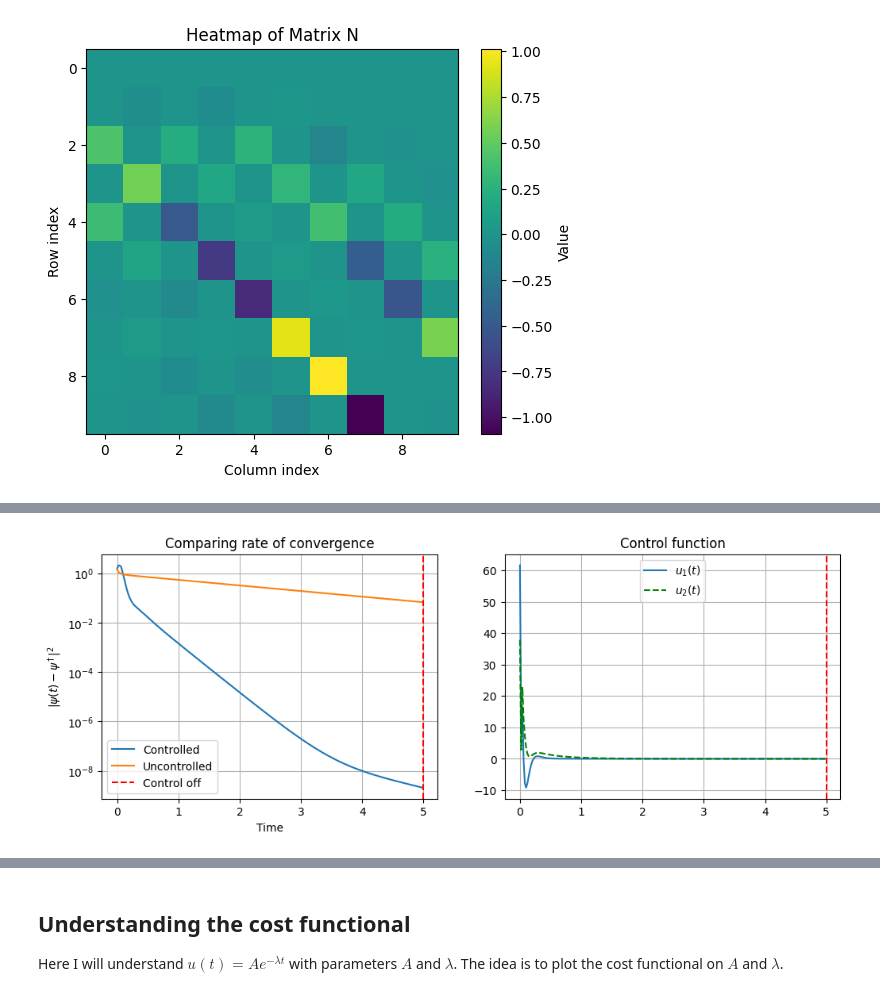
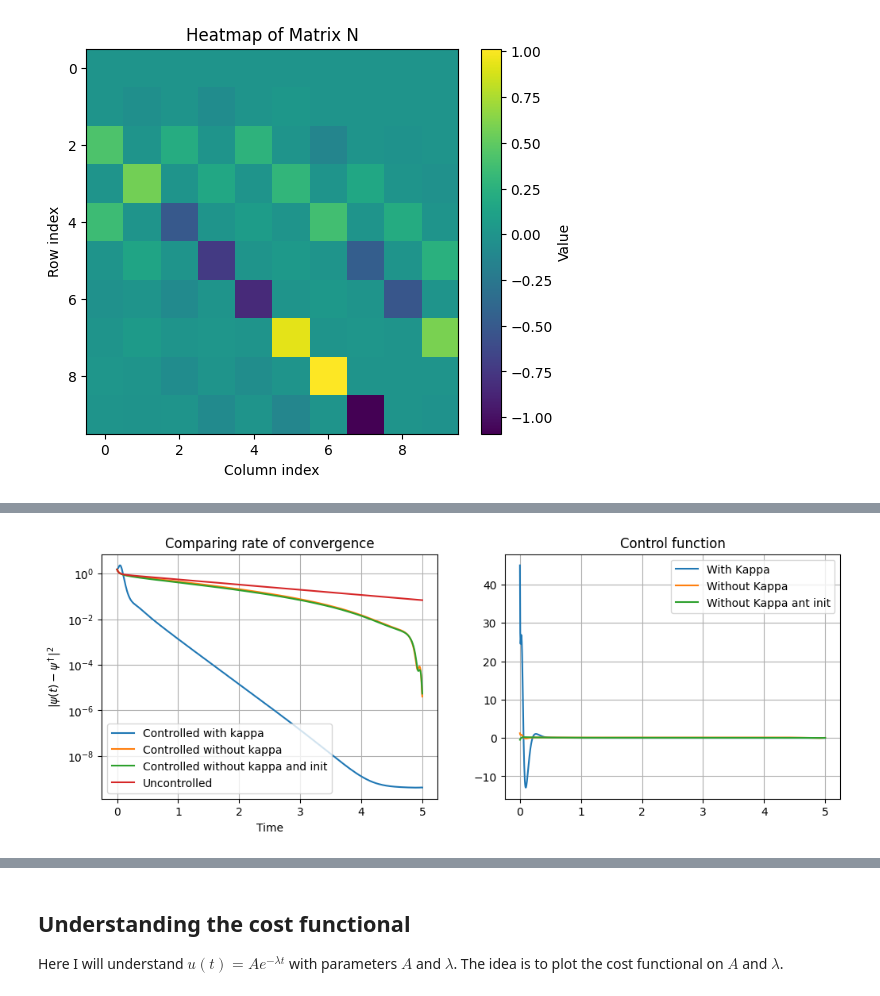
Before and after one commit to lucasmoschen/spectral-fp-opt-control, a Jupyter notebook: notebooks/optimal_control_problem.ipynb, the cells around one changed output, grey strips where cells are left out. Drawn from its saved outputs; the diff is of its cells as text; code cells hidden in the pictures.

```diff
--- a/notebooks/optimal_control_problem.ipynb
+++ b/notebooks/optimal_control_problem.ipynb
@@ -607,30 +431,32 @@ WARNING - Maximum number of iterations attained
 # %%
-diff_control = np.trapezoid((result_control['psi'] - solver.rho_infty(solver.x)**(1/2))**2, x=solver.x, axis=1)
-diff_nocontrol = np.trapezoid((result['psi'] - solver.rho_infty(solver.x)**(1/2))**2, x=solver.x, axis=1)
-diff_anothercontrol = np.trapezoid((result2['psi'] - solver.rho_infty(solver.x)**(1/2))**2, x=solver.x, axis=1)
+diff_control1 = np.trapezoid((result_control1['psi'] - solver1.rho_infty(solver1.x)**(1/2))**2, x=solver1.x, axis=1)
+diff_control2 = np.trapezoid((result_control2['psi'] - solver2.rho_infty(solver2.x)**(1/2))**2, x=solver2.x, axis=1)
+diff_control3 = np.trapezoid((result_control3['psi'] - solver2.rho_infty(solver2.x)**(1/2))**2, x=solver2.x, axis=1)
+diff_nocontrol = np.trapezoid((result['psi'] - solver1.rho_infty(solver1.x)**(1/2))**2, x=solver1.x, axis=1)
 
 fig, ax = plt.subplots(1, 2, figsize=(12, 4))
-ax[0].plot(result_control['time'], diff_control, label='Controlled')
+ax[0].plot(result_control1['time'], diff_control1, label='Controlled with kappa')
+ax[0].plot(result_control2['time'], diff_control2, label='Controlled without kappa')
+ax[0].plot(result_control3['time'], diff_control3, label='Controlled without kappa and init')
 ax[0].plot(result['time'], diff_nocontrol, label='Uncontrolled')
 
 ax[0].set_xlabel('Time')
 ax[0].set_ylabel(r'$|\psi(t) - \psi^\dagger|^2$')
 ax[0].set_title('Comparing rate of convergence')
-ax[0].axvline(T, c='red', ls='--', label='Control off')
 ax[0].legend()
 ax[0].grid(True)
 ax[0].set_yscale('log')
 
-ax[1].plot(result_control['time'], result_control['u_vals'][:, 0], label=r"$u_1(t)$")
-ax[1].plot(result_control['time'], result_control['u_vals'][:, 1], color='green', ls='--', label=r"$u_2(t)$")
+ax[1].plot(result_control1['time'], result_control1['u_vals'][:, 0], label="With Kappa")
+ax[1].plot(result_control2['time'], result_control2['u_vals'][:, 0], label="Without Kappa")
+ax[1].plot(result_control3['time'], result_control3['u_vals'][:, 0], label="Without Kappa ant init")
 ax[1].legend()
-ax[1].axvline(T, c='red', ls='--')
 ax[1].grid(True)
 ax[1].set_title("Control function")
 
 plt.show()
 # %% [output]
-[figure, old version]
+[figure, new version]
 # %%
 num_plots = 12
 rows, cols = 3, 4  # 3 rows x 4 cols = 12 subplots
```
Also changed, not shown: parts of 49 cells of this notebook, 1 other file.
